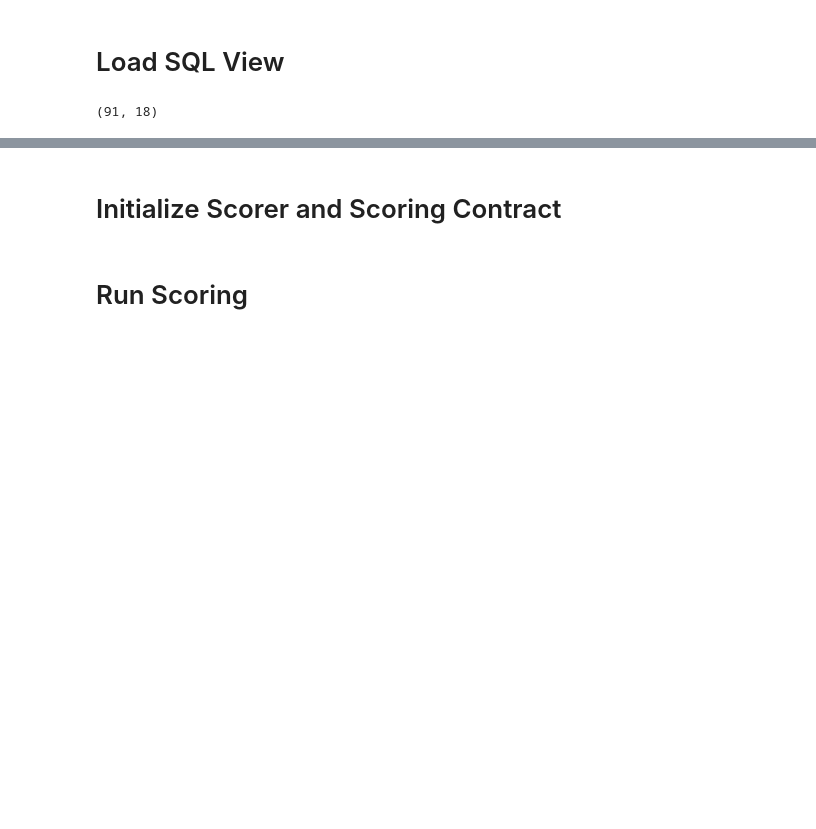
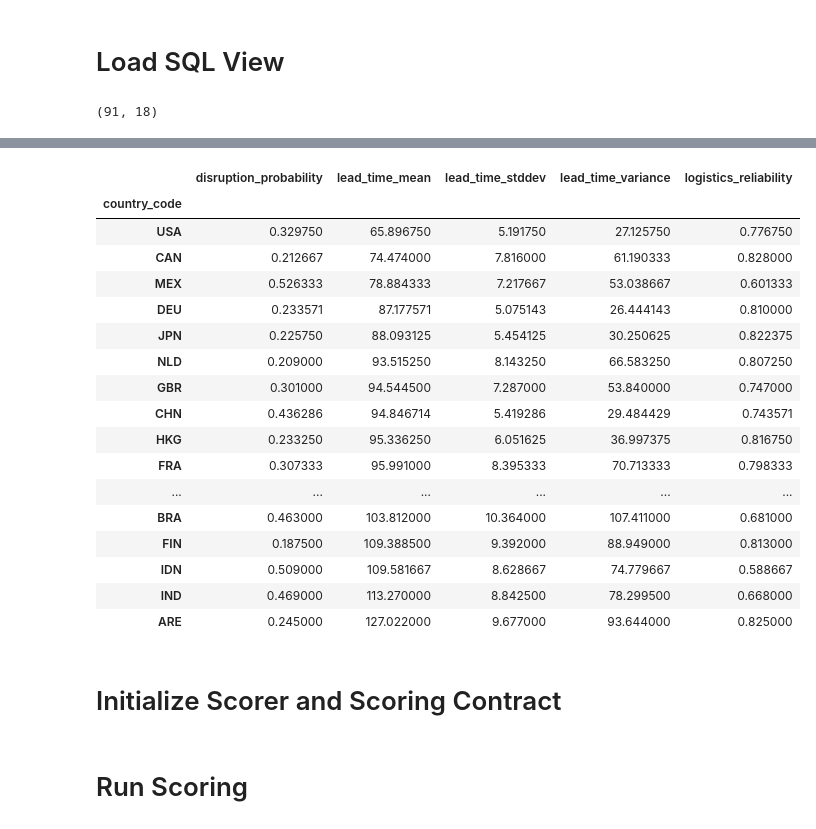
Before and after one commit to jbeck0854/procurement_agent, a Jupyter notebook: analytics/analysis/score_validation.ipynb, the cells around one changed output, grey strips where cells are left out. Drawn from its saved outputs; the diff is of its cells as text; code cells hidden in the pictures; blank space fills up the shorter version.

```diff
--- a/analytics/analysis/score_validation.ipynb
+++ b/analytics/analysis/score_validation.ipynb
@@ -52,3 +62,30 @@ df.shape
+# %%
+df.groupby('country_code')[[
+    'disruption_probability',
+    'lead_time_mean',
+    'lead_time_stddev',
+    'lead_time_variance',
+    'logistics_reliability'
+]].mean().sort_values('lead_time_mean', ascending=True)
+# %% [output]
+|  | disruption_probability | lead_time_mean | lead_time_stddev | lead_time_variance | logistics_reliability |
+| country_code |  |  |  |  |  |
+| USA | 0.329750 | 65.896750 | 5.191750 | 27.125750 | 0.776750 |
+| CAN | 0.212667 | 74.474000 | 7.816000 | 61.190333 | 0.828000 |
+| MEX | 0.526333 | 78.884333 | 7.217667 | 53.038667 | 0.601333 |
+| DEU | 0.233571 | 87.177571 | 5.075143 | 26.444143 | 0.810000 |
+| JPN | 0.225750 | 88.093125 | 5.454125 | 30.250625 | 0.822375 |
+| NLD | 0.209000 | 93.515250 | 8.143250 | 66.583250 | 0.807250 |
+| GBR | 0.301000 | 94.544500 | 7.287000 | 53.840000 | 0.747000 |
+| CHN | 0.436286 | 94.846714 | 5.419286 | 29.484429 | 0.743571 |
+| HKG | 0.233250 | 95.336250 | 6.051625 | 36.997375 | 0.816750 |
+| FRA | 0.307333 | 95.991000 | 8.395333 | 70.713333 | 0.798333 |
+| ... | ... | ... | ... | ... | ... |
+| BRA | 0.463000 | 103.812000 | 10.364000 | 107.411000 | 0.681000 |
+| FIN | 0.187500 | 109.388500 | 9.392000 | 88.949000 | 0.813000 |
+| IDN | 0.509000 | 109.581667 | 8.628667 | 74.779667 | 0.588667 |
+| IND | 0.469000 | 113.270000 | 8.842500 | 78.299500 | 0.668000 |
+| ARE | 0.245000 | 127.022000 | 9.677000 | 93.644000 | 0.825000 |
 # %% [markdown]
 # Initialize Scorer and Scoring Contract
 # %%
```
Also changed, not shown: parts of 12 cells of this notebook, 1 other file.
